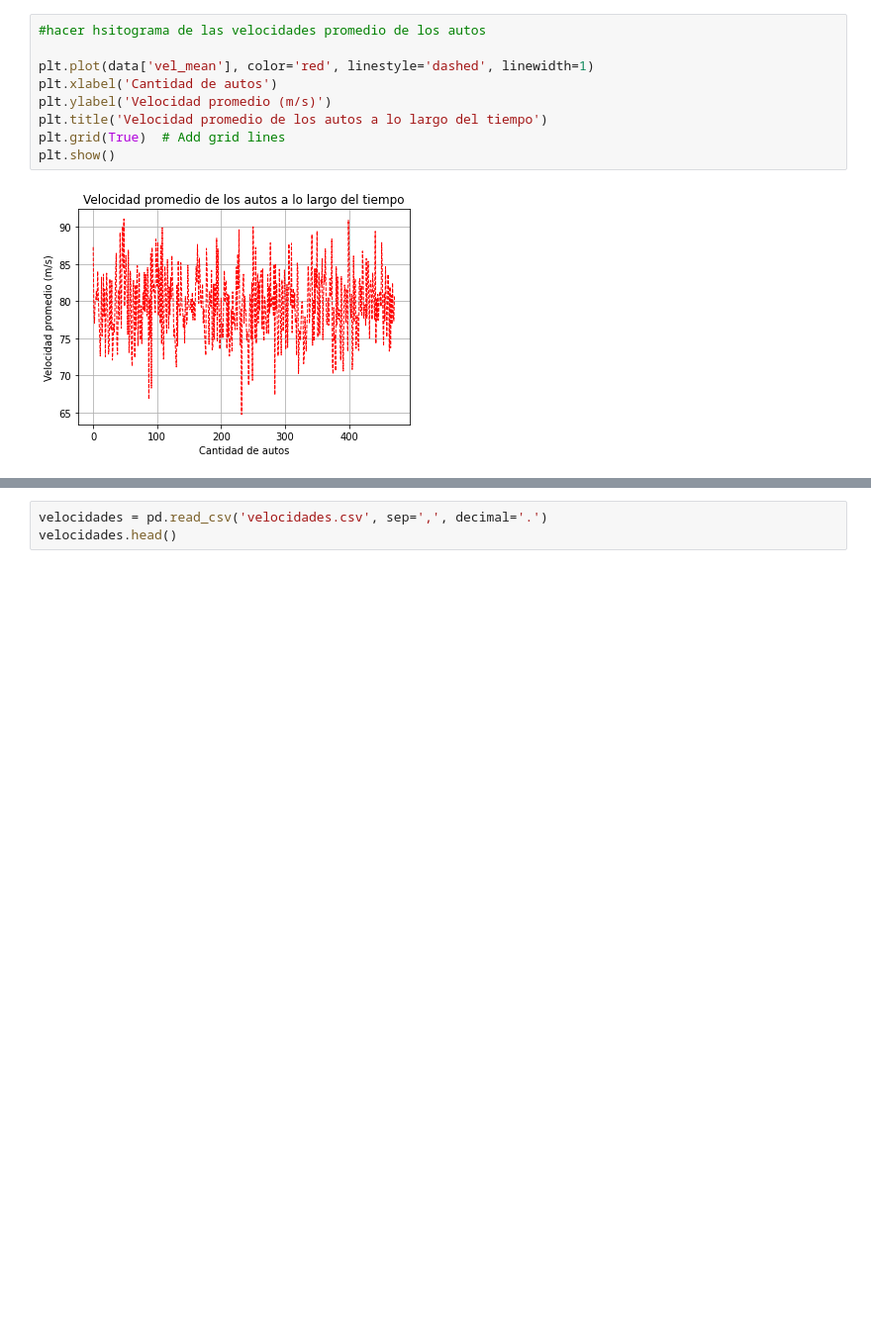
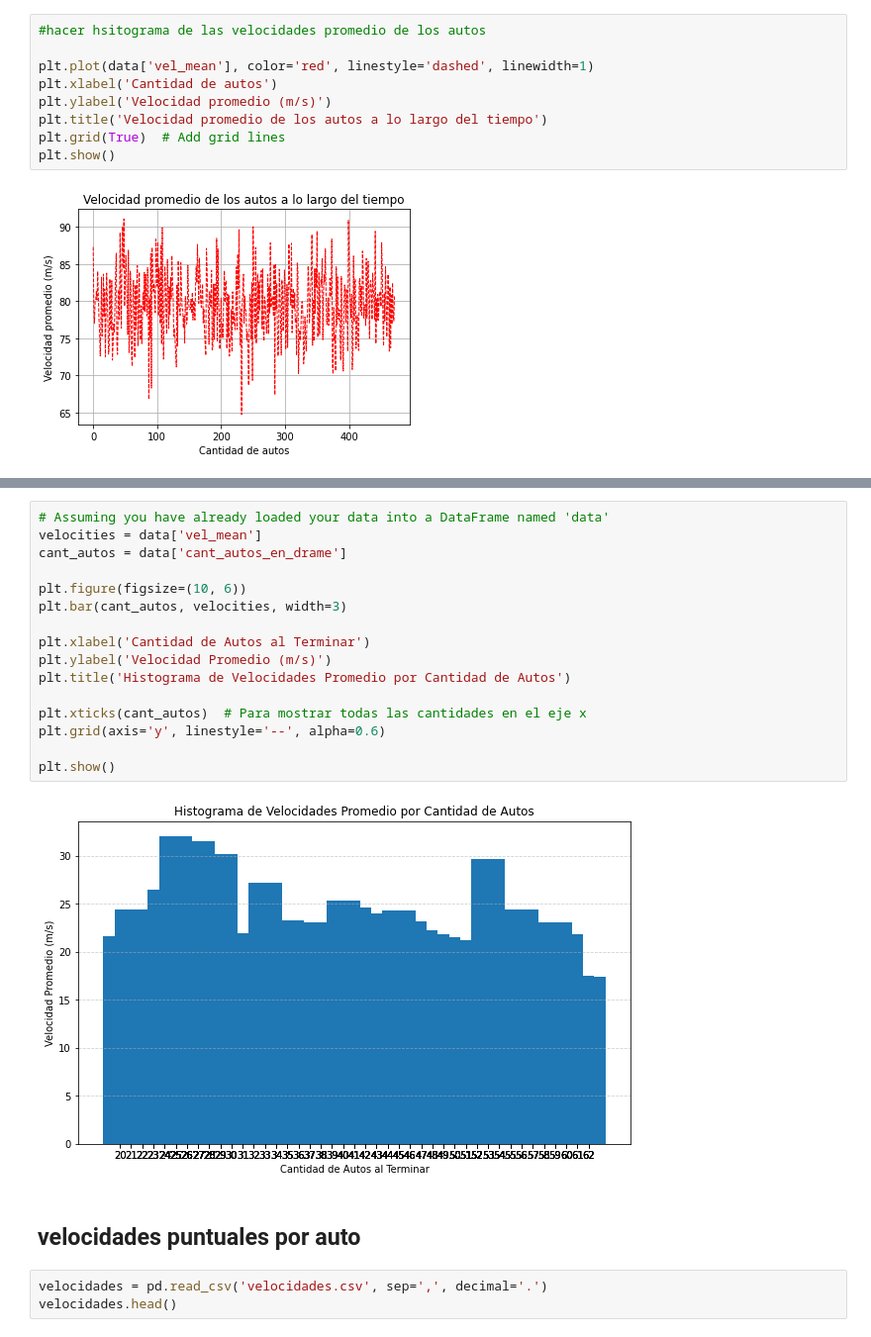
Before and after one commit to osaintnom/Stochastic-Simulation_Monte-Carlo, a Jupyter notebook: graficos.ipynb, the cells around one changed output, grey strips where cells are left out. Shown: that part at 99% size. Saved outputs shown, nothing was run; the diff lists cells and outputs as text; blank space fills up the shorter version.

```diff
--- a/graficos.ipynb
+++ b/graficos.ipynb
@@ -89,3 +71,23 @@ No artists with labels found to put in legend.  Note that artists whose label st
+# %%
+# Assuming you have already loaded your data into a DataFrame named 'data'
+velocities = data['vel_mean']
+cant_autos = data['cant_autos_en_drame']
+
+plt.figure(figsize=(10, 6))
+plt.bar(cant_autos, velocities, width=3)
+
+plt.xlabel('Cantidad de Autos al Terminar')
+plt.ylabel('Velocidad Promedio (m/s)')
+plt.title('Histograma de Velocidades Promedio por Cantidad de Autos')
+
+plt.xticks(cant_autos)  # Para mostrar todas las cantidades en el eje x
+plt.grid(axis='y', linestyle='--', alpha=0.6)
+
+plt.show()
+# %% [output]
+[figure, added]
+# %% [markdown]
+## velocidades puntuales por auto
 # %%
 velocidades = pd.read_csv('velocidades.csv', sep=',', decimal='.')
 velocidades.head()
```
Also changed, not shown: parts of 7 cells of this notebook, 6 other files.
